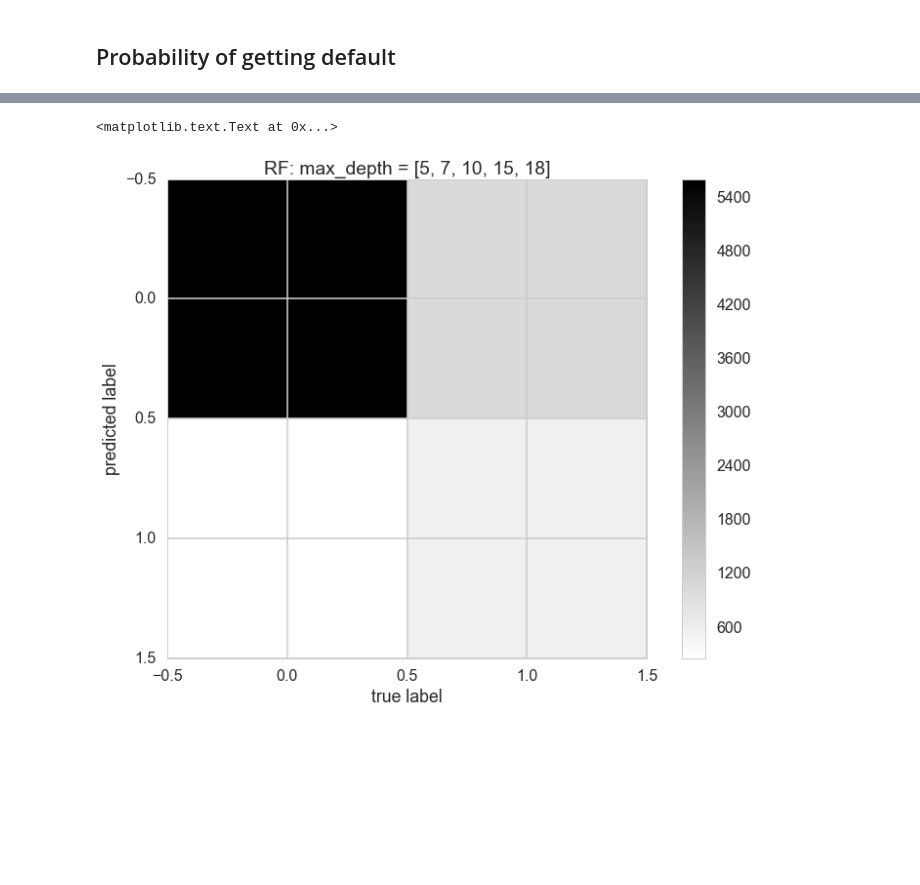
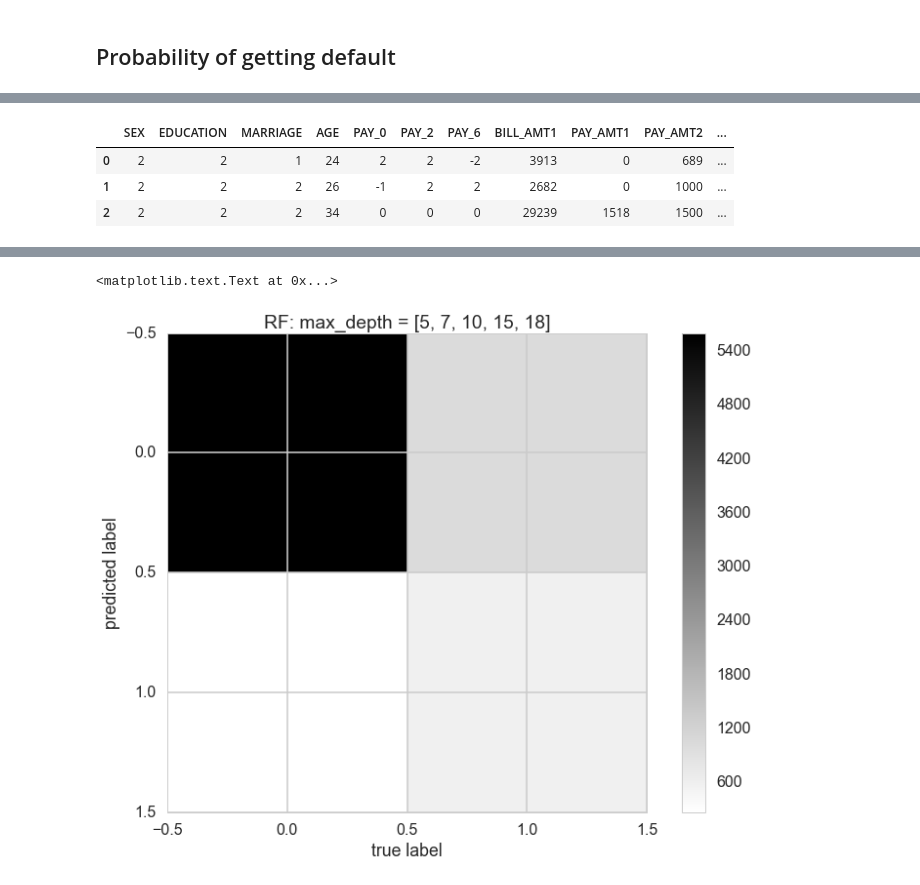
Before and after one commit to singh0021/DataScienceMasters, a Jupyter notebook: Capstone/RandomForestClassifier.ipynb, the cells around one changed output, grey strips where cells are left out. Saved outputs shown, nothing was run; the diff lists cells and outputs as text; code cells hidden in the pictures; blank space fills up the shorter version.

```diff
--- a/Capstone/RandomForestClassifier.ipynb
+++ b/Capstone/RandomForestClassifier.ipynb
@@ -132,2 +132,4 @@ Accuracy_score 0.82680
 # %% [markdown]
 ## Probability of getting default
+# %%
+C_F =C_XX[C_XX.SEX==2]
@@ -133,0 +144,9 @@ Accuracy_score 0.82680
+# %%
+C_FU=C_F[C_F.EDUCATION==2]
+# %%
+C_FU.head(3)
+# %% [output]
+|  | SEX | EDUCATION | MARRIAGE | AGE | PAY_0 | PAY_2 | PAY_6 | BILL_AMT1 | PAY_AMT1 | PAY_AMT2 | ... |
+| 0 | 2 | 2 | 1 | 24 | 2 | 2 | -2 | 3913 | 0 | 689 | ... |
+| 1 | 2 | 2 | 2 | 26 | -1 | 2 | 2 | 2682 | 0 | 1000 | ... |
+| 2 | 2 | 2 | 2 | 34 | 0 | 0 | 0 | 29239 | 1518 | 1500 | ... |
```
Also changed, not shown: parts of 12 cells of this notebook, 2 other files.
